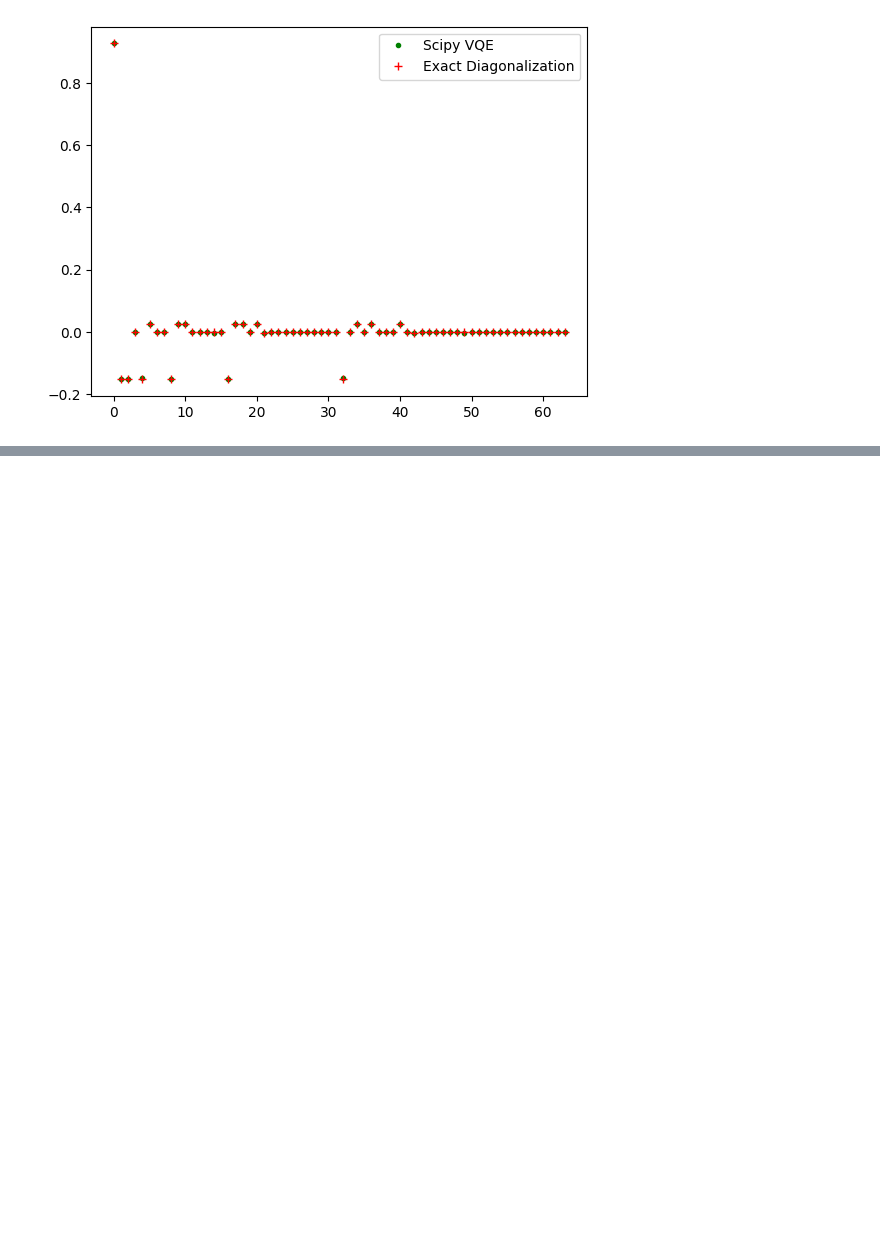
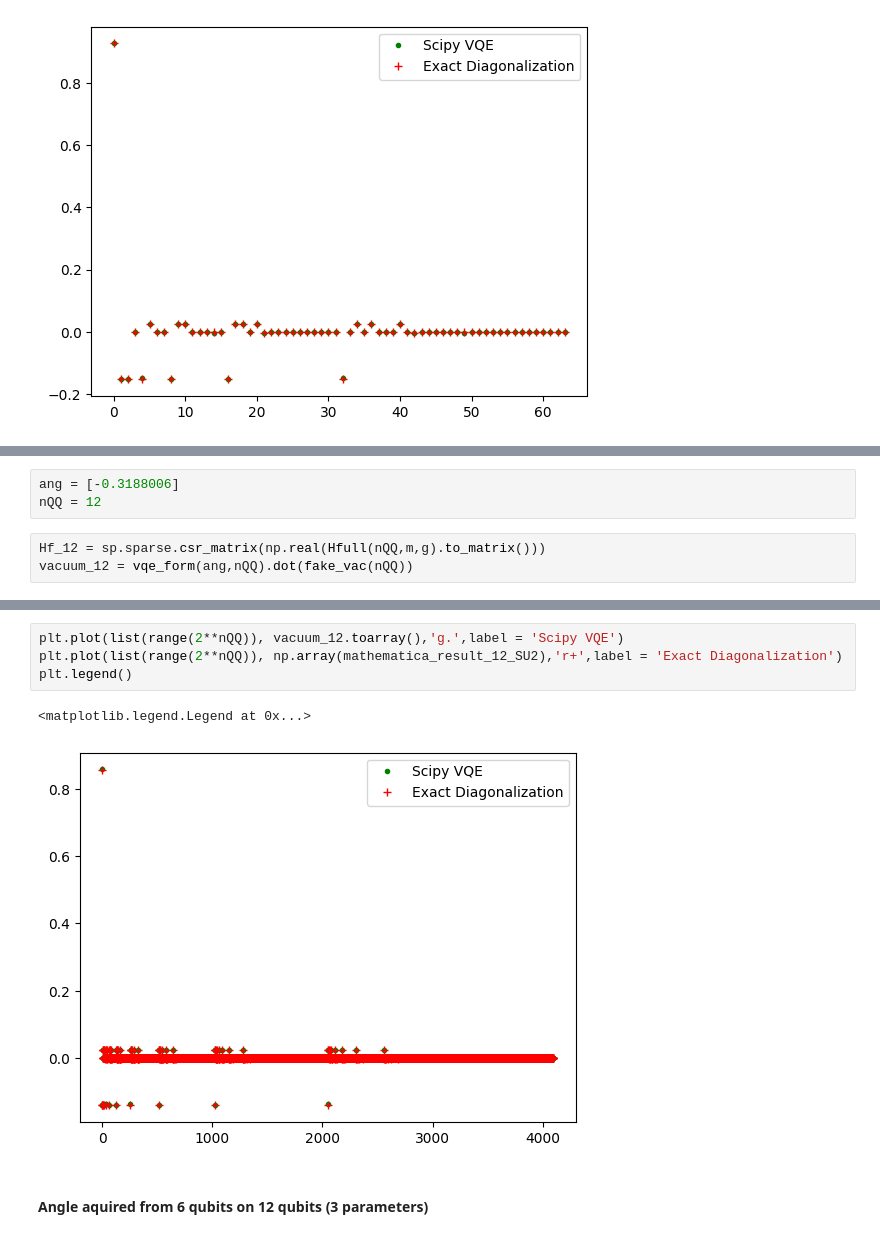
Before and after one commit to zhiyaol/string-breaking, a Jupyter notebook: VQE_for_VacuumPrep.ipynb, the cells around one changed output, grey strips where cells are left out. Cells and saved outputs as stored; diff of their text form; blank space fills up the shorter version.

```diff
--- a/VQE_for_VacuumPrep.ipynb
+++ b/VQE_for_VacuumPrep.ipynb
@@ -178,0 +209,6 @@ plt.legend()
+# %%
+ang = [-0.3188006]
+nQQ = 12
+# %%
+Hf_12 = sp.sparse.csr_matrix(np.real(Hfull(nQQ,m,g).to_matrix()))
+vacuum_12 = vqe_form(ang,nQQ).dot(fake_vac(nQQ))
@@ -178,0 +224,9 @@ plt.legend()
+# %%
+plt.plot(list(range(2**nQQ)), vacuum_12.toarray(),'g.',label = 'Scipy VQE')
+plt.plot(list(range(2**nQQ)), np.array(mathematica_result_12_SU2),'r+',label = 'Exact Diagonalization')
+plt.legend()
+# %% [output]
+<matplotlib.legend.Legend at 0x...>
+[figure, added]
+# %% [markdown]
+#### Angle aquired from 6 qubits on 12 qubits (3 parameters)
```
Also changed, not shown: parts of 22 cells of this notebook, 3 other files.
